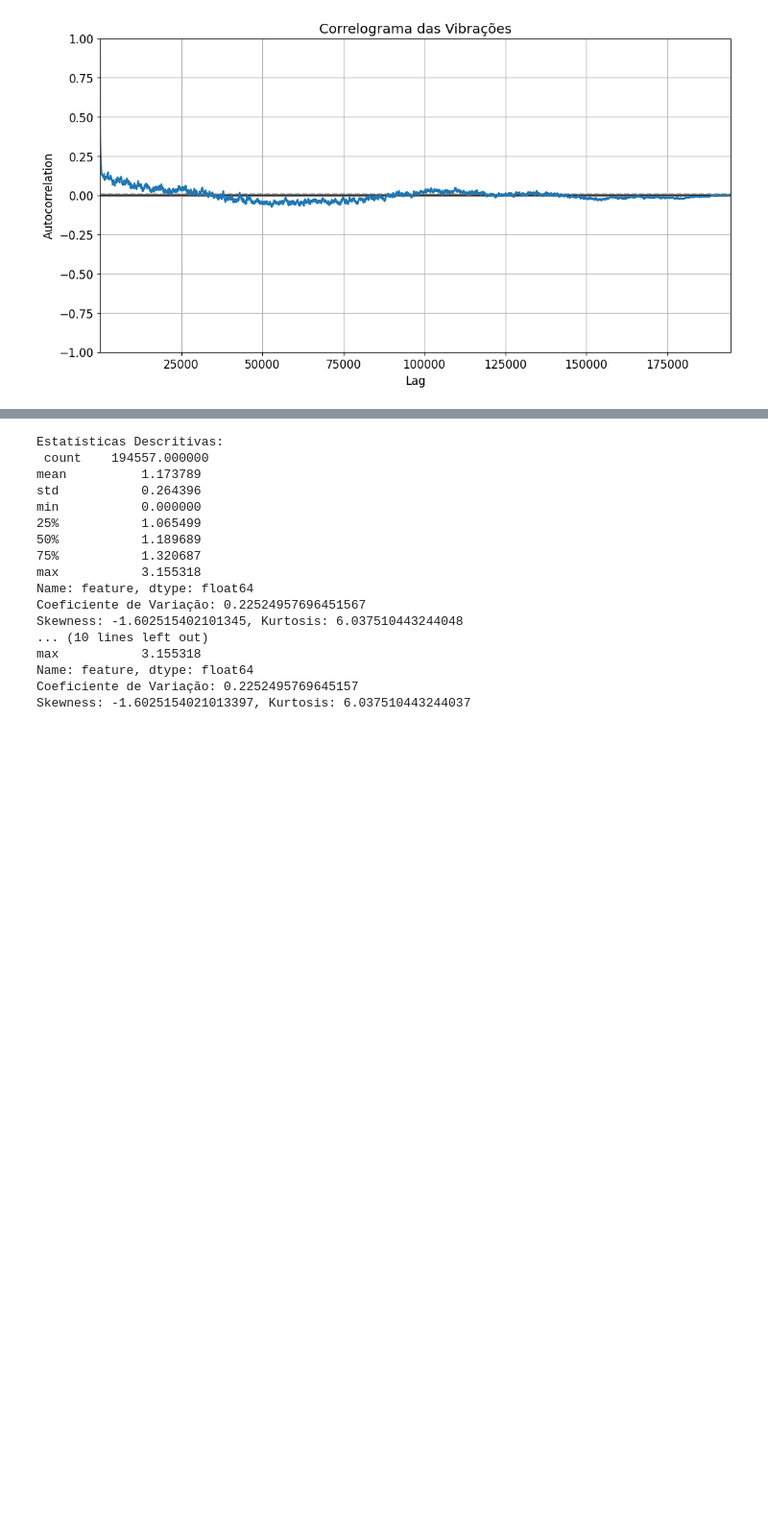
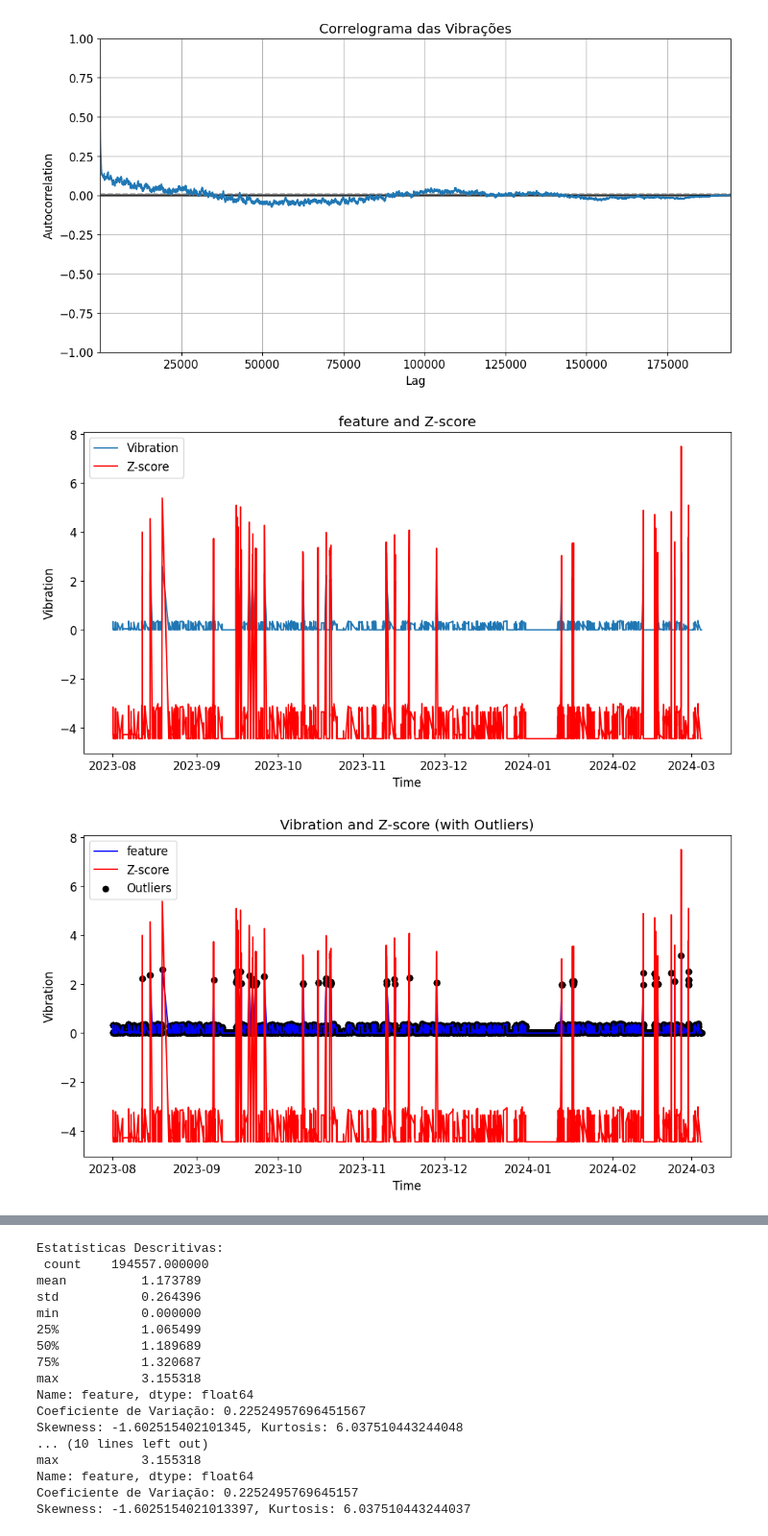
Before and after one commit to ezschneider/vrm-lstm, a Jupyter notebook: notebooks/characterization.ipynb, the cells around one changed output, grey strips where cells are left out. Shown at 96% size. Drawn from its saved outputs; the diff is of its cells as text; code cells hidden in the pictures; blank space fills up the shorter version.

Commit message:
add detail zscore plot

```diff
--- a/notebooks/characterization.ipynb
+++ b/notebooks/characterization.ipynb
@@ -39,10 +39,10 @@ df_outliers
 # Gráfico de linha para visualização geral da vibração
 def plot_general(df):
     plt.figure(figsize=(12, 6))
-    plt.plot(df.index, df['feature'], label='Vibração', color='blue')
-    plt.title('Vibração ao Longo do Tempo')
+    plt.plot(df.index, df['feature'], label='Vibration', color='blue')
+    plt.title('Vibration ao Longo do Tempo')
     plt.xlabel('Data')
-    plt.ylabel('Vibração')
+    plt.ylabel('Vibration')
     plt.legend()
     plt.show()
 
@@ -51,7 +51,7 @@ def plot_hist(df):
     plt.figure(figsize=(12, 6))
     sns.histplot(df['feature'], kde=True, color='green')
     plt.title('Distribuição das Vibrações')
-    plt.xlabel('Vibração')
+    plt.xlabel('Vibration')
     plt.ylabel('Frequência')
     plt.show()
 
@@ -60,7 +60,7 @@ def plot_box(df):
     plt.figure(figsize=(12, 6))
     sns.boxplot(x=df['feature'], color='orange')
     plt.title('Boxplot das Vibrações')
-    plt.xlabel('Vibração')
+    plt.xlabel('Vibration')
     plt.show()
 
 # Correlograma (autocorrelação)
@@ -74,13 +74,30 @@ def plot_corr(df):
 # Z-score
 def plot_z_score(df: pd.DataFrame, feature: str):
     fig, ax = plt.subplots(figsize=(12, 6))
-    ax.plot(df['Time'], df[feature], label='Feature')
-    ax.plot(df['Time'], df['z_score'], label='Z-score', color='r')
+    ax.plot(df.index, df[feature], label='Vibration')
+    ax.plot(df.index, df['z_score'], label='Z-score', color='r')
     ax.set_title(f'{feature} and Z-score')
     ax.set_xlabel('Time')
-    ax.set_ylabel('Feature')
+    ax.set_ylabel('Vibration')
     ax.legend()
     plt.show()
+
+def plot_detail_z_score(df: pd.DataFrame, feature: str):
+    # Criar o gráfico
+    plt.figure(figsize=(12, 6))
+    plt.plot(df.index, df[feature], label=feature, color='blue')
+    plt.plot(df.index, df['z_score'], label='Z-score', color='red')
+
+    # Marcar os outliers
+    outlier_points = df[df['z_score'].abs() > 3]
+    plt.scatter(outlier_points.index, outlier_points[feature], color='black', label='Outliers')
+
+    # Configurar o gráfico
+    plt.xlabel('Time')
+    plt.ylabel('Vibration')
+    plt.title('Vibration and Z-score (with Outliers)')
+    plt.legend()
+    plt.show()
 # %%
 plot_general(df_abs)
 plot_hist(df_abs)
@@ -101,3 +118,9 @@ plot_corr(df)
 [figure]
 [figure]
 [figure]
+# %%
+plot_z_score(df_outliers, 'feature')
+plot_detail_z_score(df_outliers, 'feature')
+# %% [output]
+[figure, added]
+[figure, added]
```
Also changed, not shown: parts of 1 cell of this notebook.
